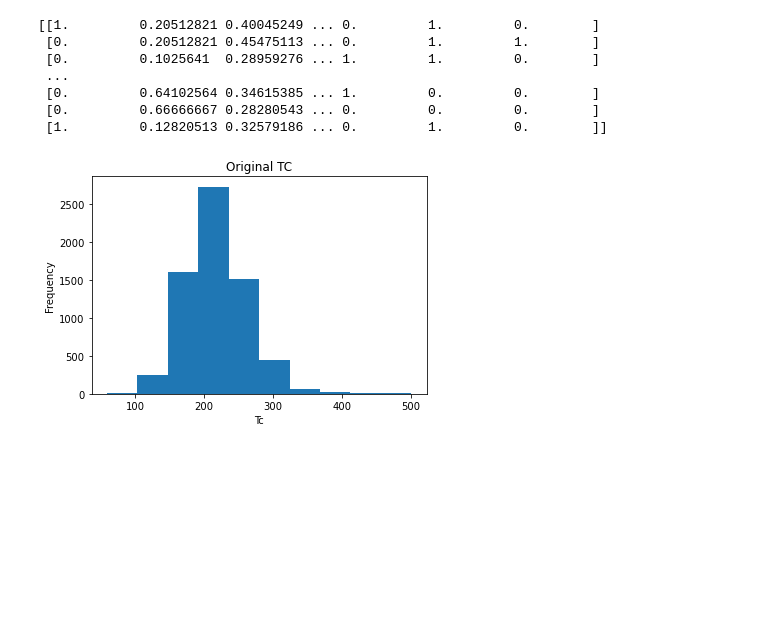
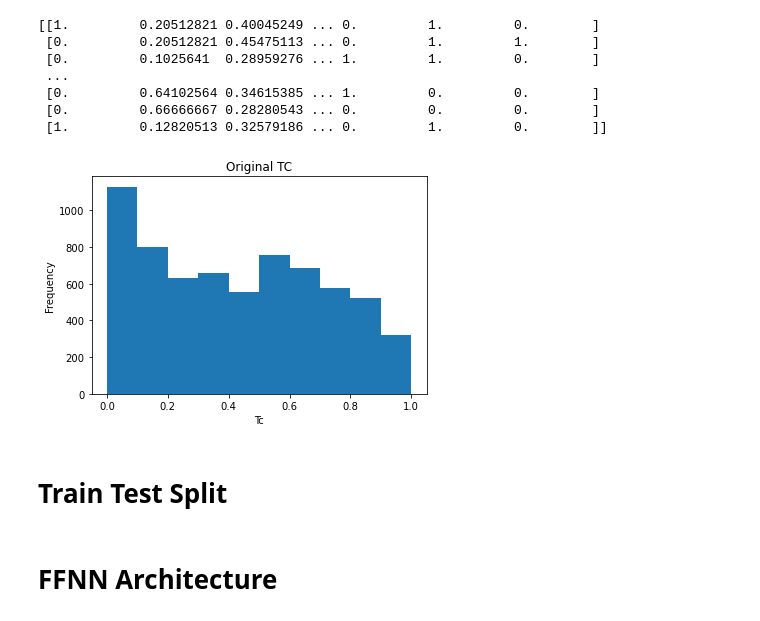
Before and after one commit to RusiraPathum/Deep-Learning-Cardio-Predictions, a Jupyter notebook: cardio-predictions.ipynb, the cells around one changed output. Drawn from its saved outputs; the diff is of its cells as text; code cells hidden in the pictures; blank space fills up the shorter version.

Commit message:
train model

```diff
--- a/cardio-predictions.ipynb
+++ b/cardio-predictions.ipynb
@@ -86,10 +88,12 @@ print(data_scaled)
  [0.         0.66666667 0.28280543 ... 0.         0.         0.        ]
  [1.         0.12820513 0.32579186 ... 0.         1.         0.        ]]
 # %%
-plt.hist(data_scaled[:,2],bins=10)
+plt.hist(data_scaled[:,1],bins=10)
 plt.title('Original TC')
 plt.xlabel('Tc')
 plt.ylabel('Frequency')
 plt.show()
 # %% [output]
-[figure, old version]
+[figure, new version]
+# %% [markdown]
+# Train Test Split
@@ -95,0 +104,2 @@ plt.show()
+# %% [markdown]
+# FFNN Architecture
```
Also changed, not shown: parts of 5 cells of this notebook.
